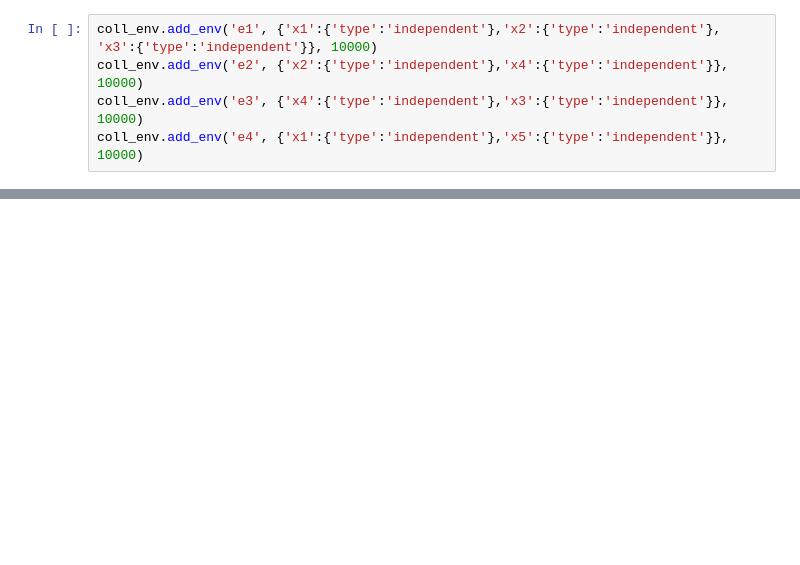
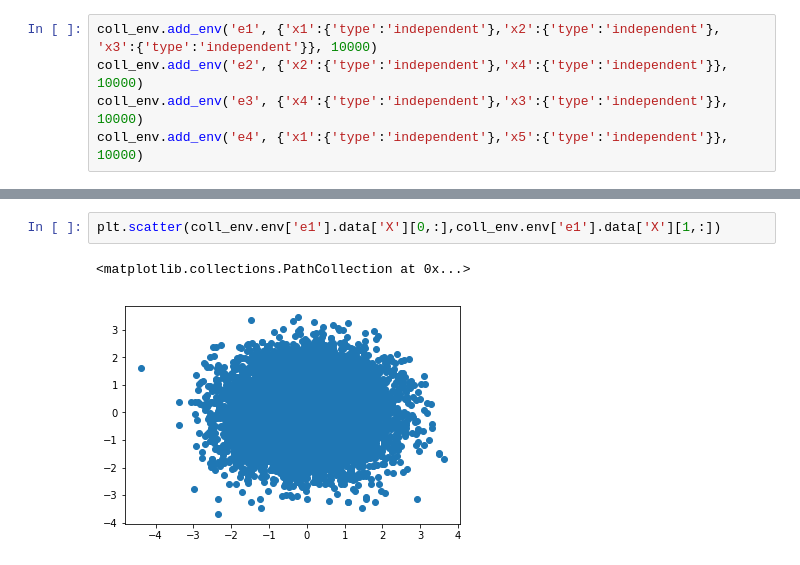
Before and after one commit to jroquerogimenez/CausalAggregation, a Jupyter notebook: Backfitting_complex.ipynb, the cells around one changed output, grey strips where cells are left out. Drawn from its saved outputs; the diff is of its cells as text; blank space fills up the shorter version.

```diff
--- a/Backfitting_complex.ipynb
+++ b/Backfitting_complex.ipynb
@@ -80,0 +83,5 @@ array([-0.018, -0.008, -0.006, 0.531, 0.005])
+# %%
+plt.scatter(coll_env.env['e1'].data['X'][0,:],coll_env.env['e1'].data['X'][1,:])
+# %% [output]
+<matplotlib.collections.PathCollection at 0x...>
+[figure, added]
```
Also changed, not shown: parts of 20 cells of this notebook, 9 other files.
